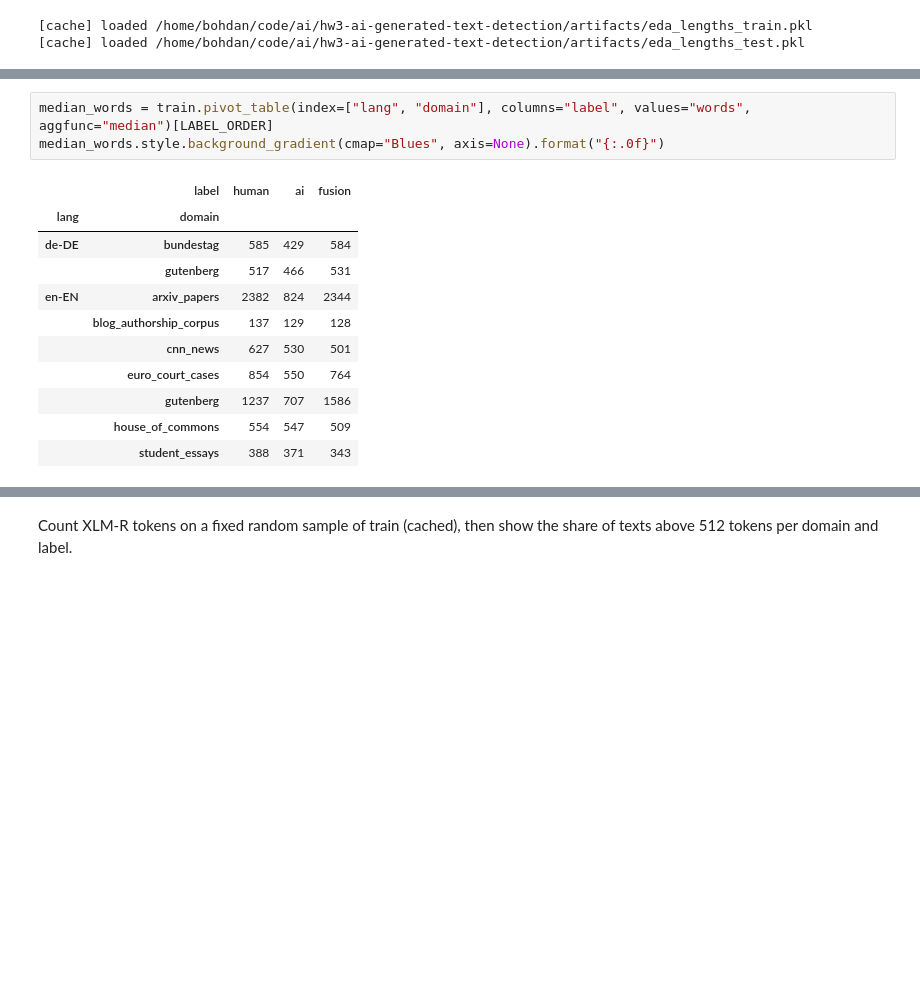
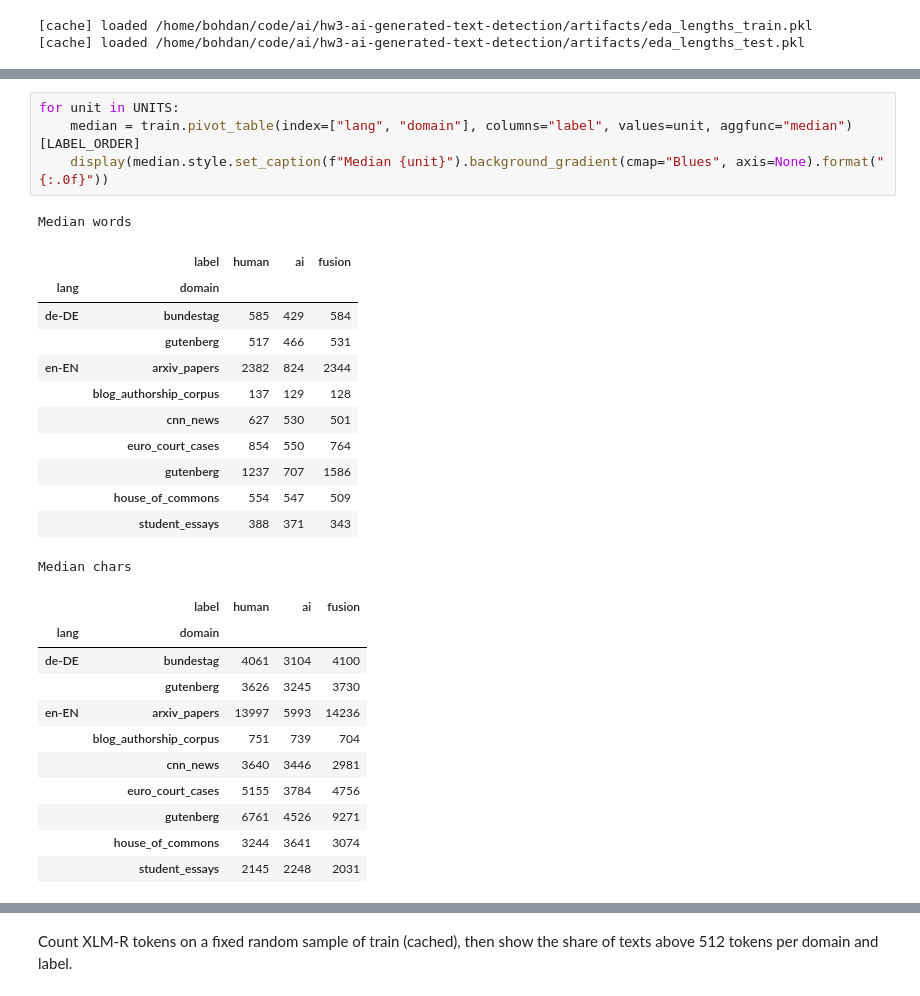
Before and after one commit to BohdanZasymovych/ai-hw3-ai-text-detection, a Jupyter notebook: notebooks/01_eda.ipynb, the cells around one changed output, grey strips where cells are left out. Saved outputs shown, nothing was run; the diff lists cells and outputs as text; blank space fills up the shorter version.

```diff
--- a/notebooks/01_eda.ipynb
+++ b/notebooks/01_eda.ipynb
@@ -144,16 +146,30 @@ Median word count per domain and label, to see whether length separates the clas
 # %%
-median_words = train.pivot_table(index=["lang", "domain"], columns="label", values="words", aggfunc="median")[LABEL_ORDER]
-median_words.style.background_gradient(cmap="Blues", axis=None).format("{:.0f}")
+for unit in UNITS:
+    median = train.pivot_table(index=["lang", "domain"], columns="label", values=unit, aggfunc="median")[LABEL_ORDER]
+    display(median.style.set_caption(f"Median {unit}").background_gradient(cmap="Blues", axis=None).format("{:.0f}"))
 # %% [output]
+Median words
 |  | label | human | ai | fusion |
 | lang | domain |  |  |  |
 | de-DE | bundestag | 585 | 429 | 584 |
 |  | gutenberg | 517 | 466 | 531 |
 | en-EN | arxiv_papers | 2382 | 824 | 2344 |
 |  | blog_authorship_corpus | 137 | 129 | 128 |
 |  | cnn_news | 627 | 530 | 501 |
 |  | euro_court_cases | 854 | 550 | 764 |
 |  | gutenberg | 1237 | 707 | 1586 |
 |  | house_of_commons | 554 | 547 | 509 |
 |  | student_essays | 388 | 371 | 343 |
+Median chars
+|  | label | human | ai | fusion |
+| lang | domain |  |  |  |
+| de-DE | bundestag | 4061 | 3104 | 4100 |
+|  | gutenberg | 3626 | 3245 | 3730 |
+| en-EN | arxiv_papers | 13997 | 5993 | 14236 |
+|  | blog_authorship_corpus | 751 | 739 | 704 |
+|  | cnn_news | 3640 | 3446 | 2981 |
+|  | euro_court_cases | 5155 | 3784 | 4756 |
+|  | gutenberg | 6761 | 4526 | 9271 |
+|  | house_of_commons | 3244 | 3641 | 3074 |
+|  | student_essays | 2145 | 2248 | 2031 |
 # %% [markdown]
```
Also changed, not shown: parts of 7 cells of this notebook.
